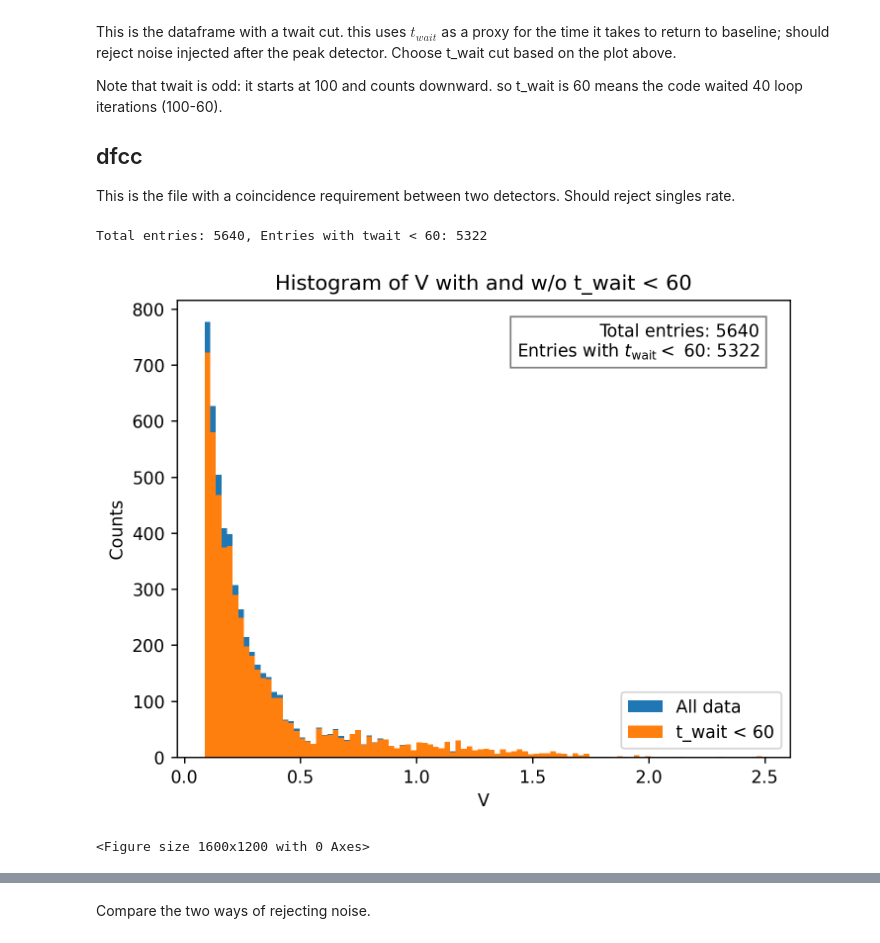
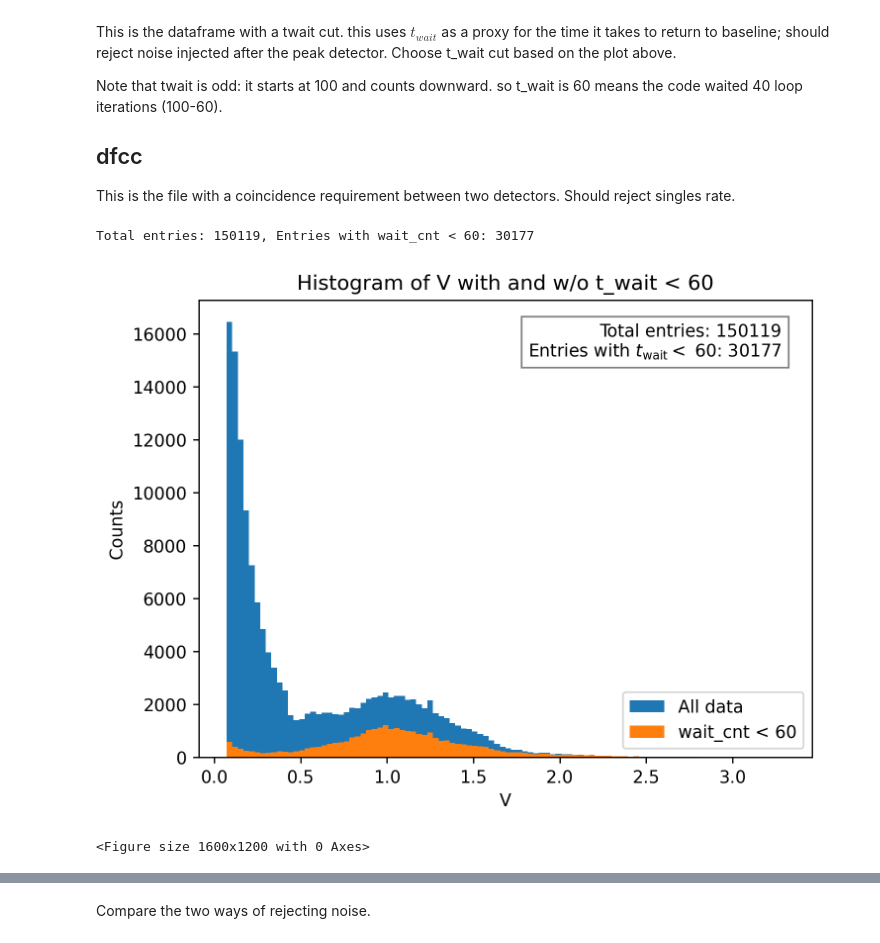
Before and after one commit to cornellpepper/CuWatch_code, a Jupyter notebook: src/pepper_analyze.ipynb, the cells around one changed output, grey strips where cells are left out. Cells and saved outputs as stored; diff of their text form; code cells hidden in the pictures.

```diff
--- a/src/pepper_analyze.ipynb
+++ b/src/pepper_analyze.ipynb
@@ -74,6 +58,0 @@ We now use the metadata to put some sort of absolute time into the data file.
-# %%
-# convert the timestamp to use it to turn the ms times into wall clock times. Likely not very precise -- within a second --  but shruggie emoji
-tstart = pd.to_datetime(run_start_time, format='ISO8601')
-print(tstart)
-# now remove the offset and set the t variable to start at 0 for the first line of the table
-df['t'] = df['t'] - df['t'].iloc[0]
@@ -82,9 +58,0 @@ df['t'] = df['t'] - df['t'].iloc[0]
-# %%
-if 'tstart' in locals() and tstart is not None:
-    df['time'] = pd.to_datetime(df['t'], unit='ms', origin=tstart.tz_localize(None))
-else:
-    df['time'] = pd.to_datetime(df['t'], unit='ms')
-df.set_index('time',inplace=True)
-# drop the dt column, no longer needed
-df.drop(columns='dt',inplace=True)
-df.head()
@@ -99,4 +59,6 @@ df.head()
-# %%
-# add a column for the coincidence counter, if it doesn't exist (for older data files)
-if 'coinc' not in df.columns:
-    df['coinc'] = 0
+# %%
+# ts is the timestamp in UTC in ISO 8601 format
+df['ts'] = pd.to_datetime(df['ts'], format='ISO8601', utc=True)
+df = df.set_index('ts')
+df = df.sort_index()
+df.head()
@@ -131,23 +103,23 @@ Note that twait is odd: it starts at 100 and counts downward. so t_wait is 60 me
 This is the file with a coincidence requirement between two detectors. Should reject singles rate.
 # %%
 cut = 60
-dfc = df[df['t_wait'] < cut].copy()
+dfc = df[df['wait_cnt'] < cut].copy()
 df['V'].plot.hist(bins=100)
 dfc['V'].plot.hist(bins=100)
 plt.xlabel('V')
 plt.ylabel('Counts')
 plt.title(f'Histogram of V with and w/o t_wait < {cut}')
-plt.legend(['All data', f't_wait < {cut}'])
+plt.legend(['All data', f'wait_cnt < {cut}'])
 total_entries = len(df)
-cut_entries = len(df[df['t_wait'] < cut])
-print(f'Total entries: {total_entries}, Entries with twait < {cut}: {cut_entries}')
+cut_entries = len(df[df['wait_cnt'] < cut])
+print(f'Total entries: {total_entries}, Entries with wait_cnt < {cut}: {cut_entries}')
 plt.text(0.95, 0.95, f'Total entries: {total_entries}\nEntries with $t_\\text{{wait}}<$ {cut}: {cut_entries}',
          horizontalalignment='right', verticalalignment='top', transform=plt.gca().transAxes,
          bbox=dict(facecolor='white', alpha=0.5))
 plt.show()
 plt.savefig('V_hist.png')
 # %% [output]
-Total entries: 5640, Entries with twait < 60: 5322
+Total entries: 150119, Entries with wait_cnt < 60: 30177
-[figure, old version]
+[figure, new version]
 <Figure size 1600x1200 with 0 Axes>
 # %%
```
Also changed, not shown: parts of 23 cells of this notebook.
